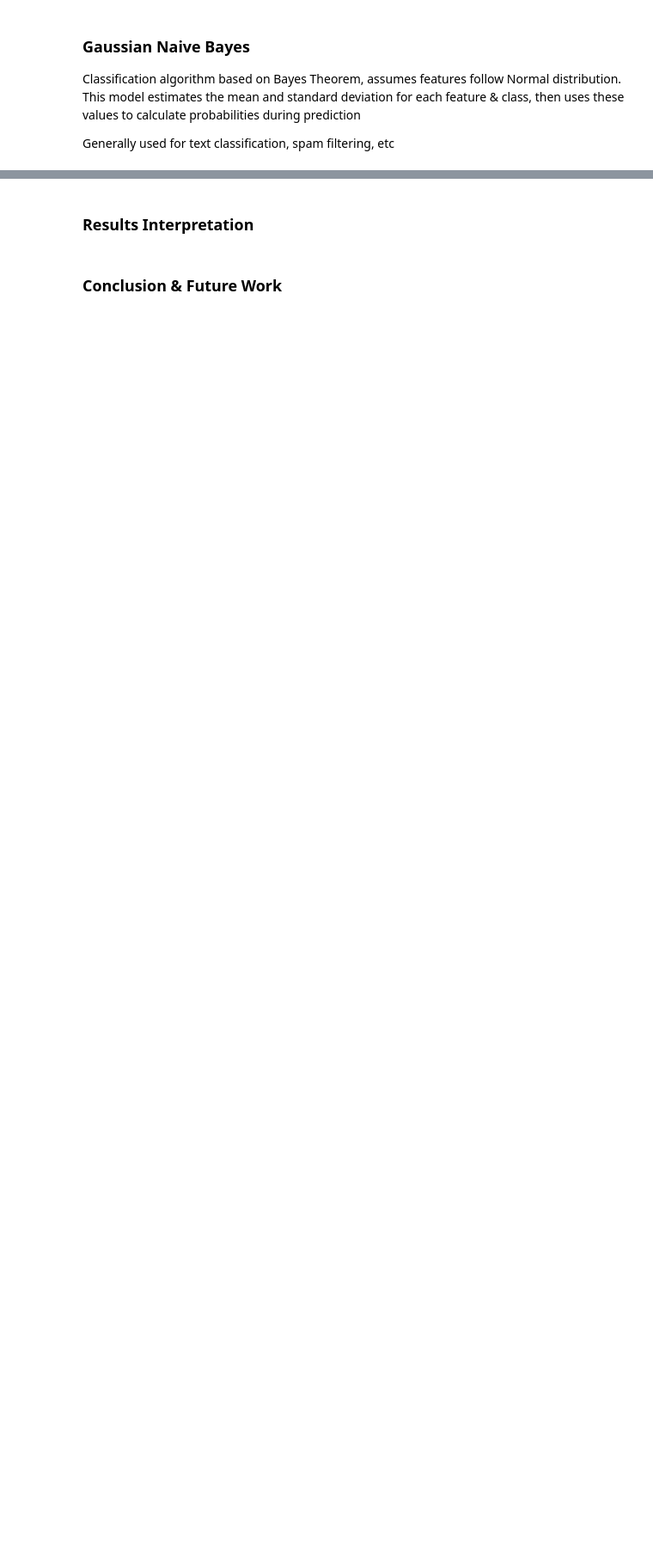
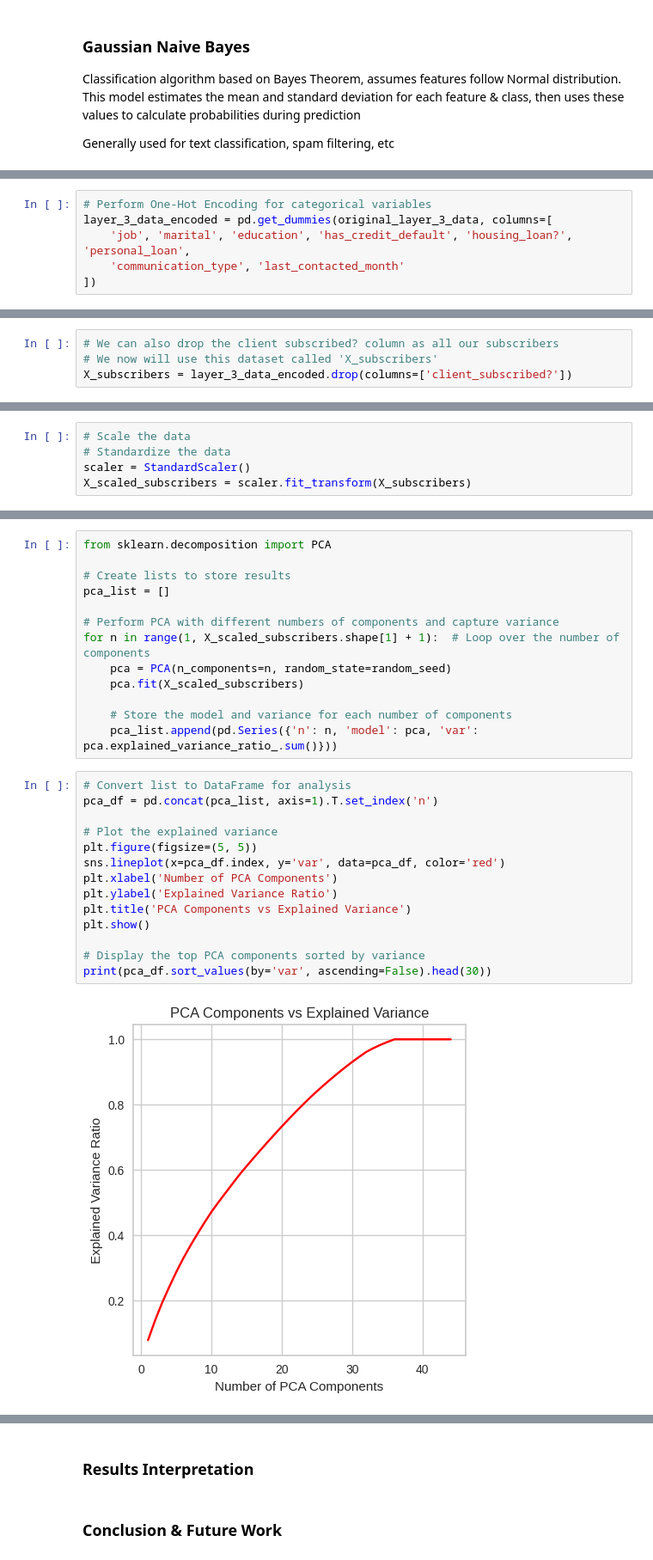
Before and after one commit to Areeb297/Term-Deposit-Marketing, a Jupyter notebook: Term_Deposit_Marketing.ipynb, the cells around one changed output, grey strips where cells are left out. Shown at 86% size. Drawn from its saved outputs; the diff is of its cells as text; blank space fills up the shorter version.

```diff
--- a/Term_Deposit_Marketing.ipynb
+++ b/Term_Deposit_Marketing.ipynb
@@ -1682,0 +2426,6 @@ Not Subscribed       0.97      0.90      0.93      9283
+# %%
+# Perform One-Hot Encoding for categorical variables
+layer_3_data_encoded = pd.get_dummies(original_layer_3_data, columns=[
+    'job', 'marital', 'education', 'has_credit_default', 'housing_loan?', 'personal_loan',
+    'communication_type', 'last_contacted_month'
+])
@@ -1682,0 +2459,4 @@ Not Subscribed       0.97      0.90      0.93      9283
+# %%
+# We can also drop the client subscribed? column as all our subscribers
+# We now will use this dataset called 'X_subscribers'
+X_subscribers = layer_3_data_encoded.drop(columns=['client_subscribed?'])
@@ -1682,0 +2471,5 @@ Not Subscribed       0.97      0.90      0.93      9283
+# %%
+# Scale the data
+# Standardize the data
+scaler = StandardScaler()
+X_scaled_subscribers = scaler.fit_transform(X_subscribers)
@@ -1682,0 +2478,29 @@ Not Subscribed       0.97      0.90      0.93      9283
+# %%
+from sklearn.decomposition import PCA
+
+# Create lists to store results
+pca_list = []
+
+# Perform PCA with different numbers of components and capture variance
+for n in range(1, X_scaled_subscribers.shape[1] + 1):  # Loop over the number of components
+    pca = PCA(n_components=n, random_state=random_seed)
+    pca.fit(X_scaled_subscribers)
+
+    # Store the model and variance for each number of components
+    pca_list.append(pd.Series({'n': n, 'model': pca, 'var': pca.explained_variance_ratio_.sum()}))
+# %%
+# Convert list to DataFrame for analysis
+pca_df = pd.concat(pca_list, axis=1).T.set_index('n')
+
+# Plot the explained variance
+plt.figure(figsize=(5, 5))
+sns.lineplot(x=pca_df.index, y='var', data=pca_df, color='red')
+plt.xlabel('Number of PCA Components')
+plt.ylabel('Explained Variance Ratio')
+plt.title('PCA Components vs Explained Variance')
+plt.show()
+
+# Display the top PCA components sorted by variance
+print(pca_df.sort_values(by='var', ascending=False).head(30))
+# %% [output]
+[figure, added]
```
Also changed, not shown: parts of 68 cells of this notebook.
